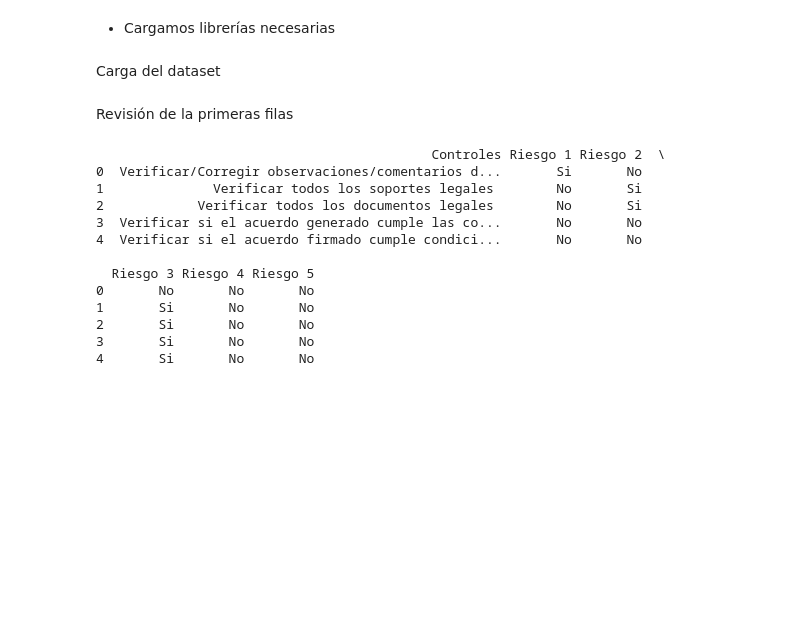
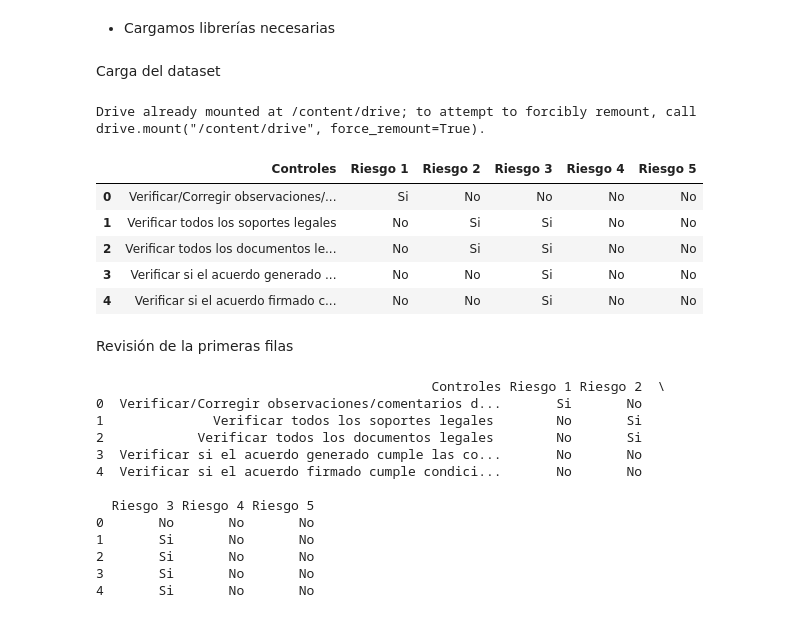
Before and after one commit to Alejosotog/PruebaAnaliticaLDC__JohnA.SotoGomez, a Jupyter notebook: PT2/PruebaTecnica_Bancolombia20250316.ipynb, the cells around one changed output. Drawn from its saved outputs; the diff is of its cells as text; code cells hidden in the pictures; blank space fills up the shorter version.

```diff
--- a/PT2/PruebaTecnica_Bancolombia20250316.ipynb
+++ b/PT2/PruebaTecnica_Bancolombia20250316.ipynb
@@ -49,11 +52,25 @@ from sklearn.metrics import classification_report, confusion_matrix
 # %% [markdown]
 Carga del dataset
 # %%
-# Ruta del archivo
-file_path = r"C:\Users\JOHN\Desktop\PRUEBA TÉCNICA DE SELECCIÓN_BANCOLOMBIA_ JohnA_SotoG\insumo_prueba.xlsx"
+# Montar Google Drive
+drive.mount('/content/drive')
+
+# Ruta del archivo en Google Drive (ajustar según la ubicación real)
+file_path = "/content/drive/My Drive/PruebaTecnica_Bancolombia20230316/insumo_prueba.xlsx"
 
 # Cargar el archivo en un DataFrame
 df = pd.read_excel(file_path)
+
+# Ver las primeras filas del DataFrame
+df.head()
+# %% [output]
+Drive already mounted at /content/drive; to attempt to forcibly remount, call drive.mount("/content/drive", force_remount=True).
+|  | Controles | Riesgo 1 | Riesgo 2 | Riesgo 3 | Riesgo 4 | Riesgo 5 |
+| 0 | Verificar/Corregir observaciones/... | Si | No | No | No | No |
+| 1 | Verificar todos los soportes legales | No | Si | Si | No | No |
+| 2 | Verificar todos los documentos le... | No | Si | Si | No | No |
+| 3 | Verificar si el acuerdo generado ... | No | No | Si | No | No |
+| 4 | Verificar si el acuerdo firmado c... | No | No | Si | No | No |
 # %% [markdown]
 Revisión de la primeras filas
 # %%
```
Also changed, not shown: parts of 8 cells of this notebook.
